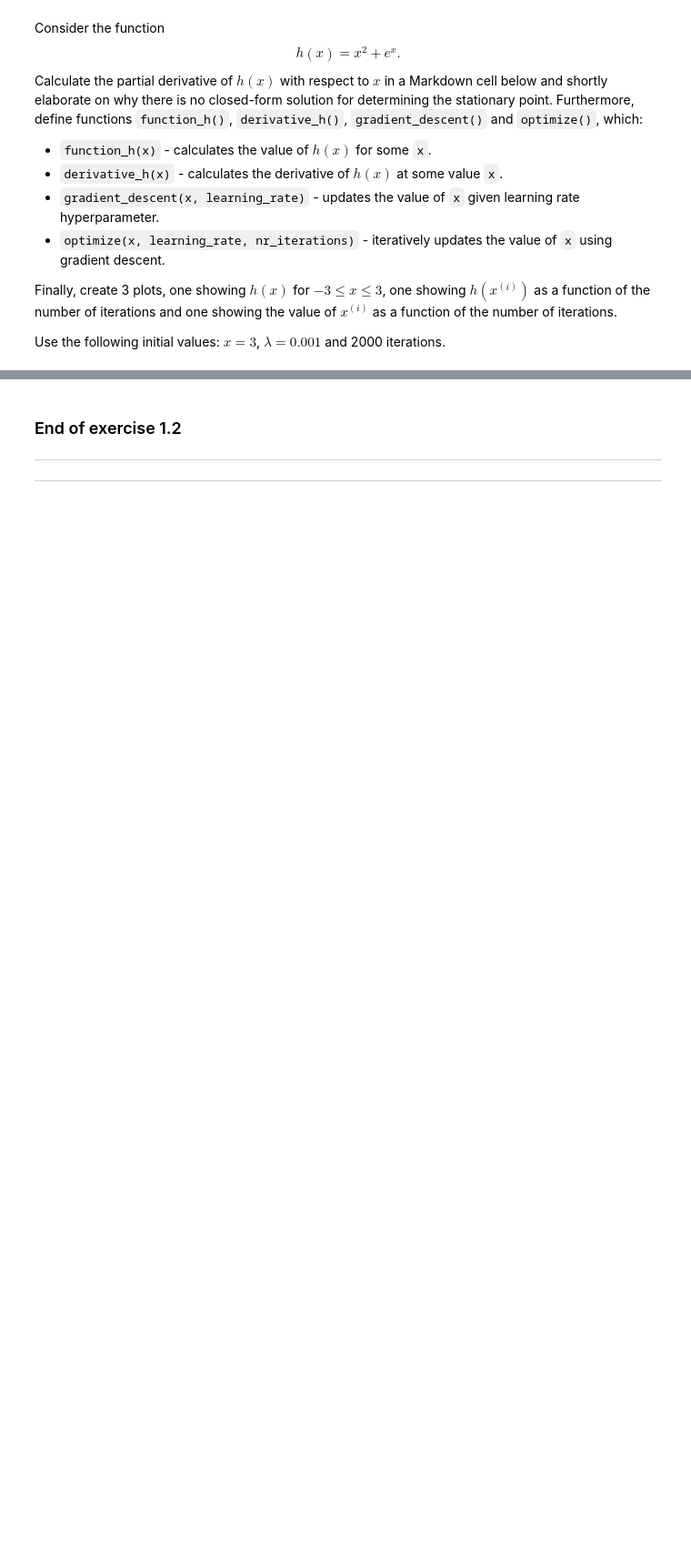
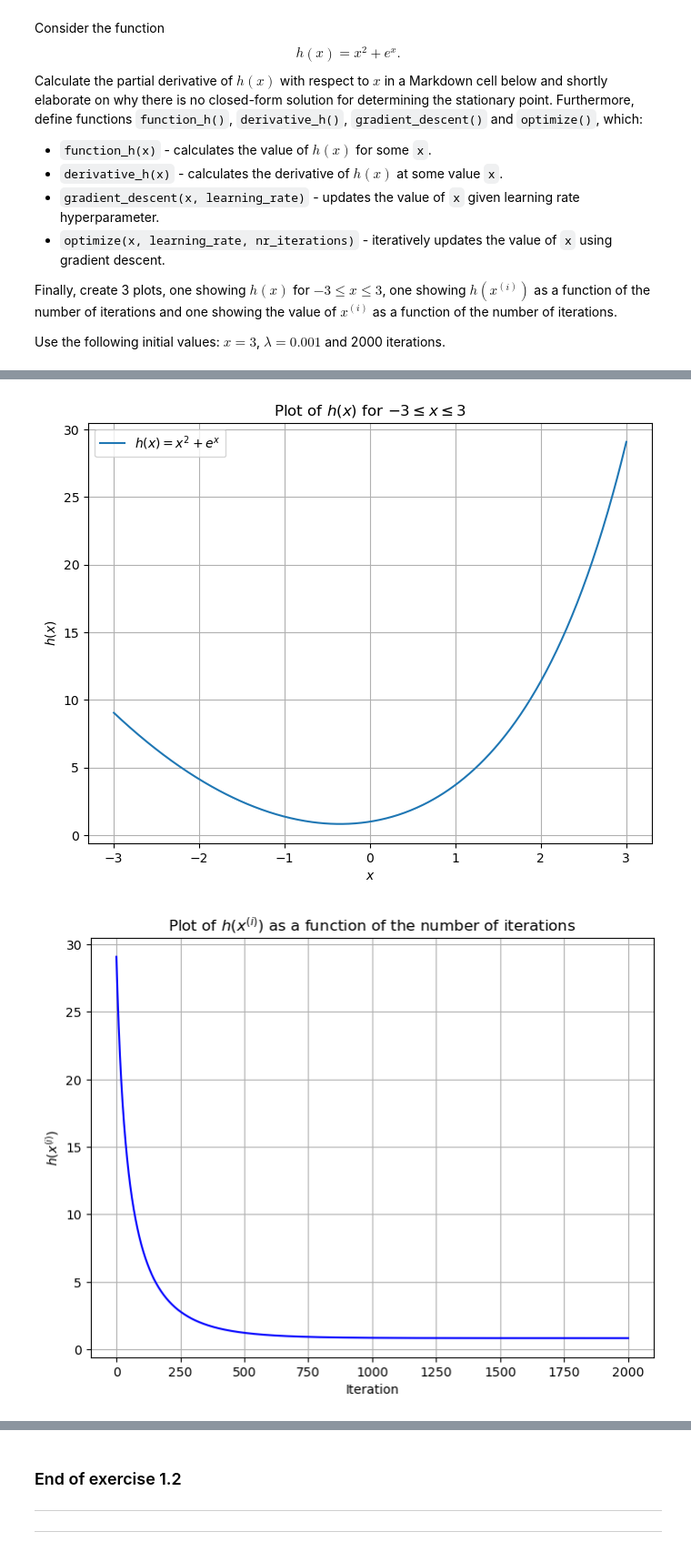
Before and after one commit to sadra-hub/5xsl0-machineLearning, a Jupyter notebook: assignment-1/assignment1-template.ipynb, the cells around one changed output, grey strips where cells are left out. Shown at 91% size. Drawn from its saved outputs; the diff is of its cells as text; code cells hidden in the pictures; blank space fills up the shorter version.

```diff
--- a/assignment-1/assignment1-template.ipynb
+++ b/assignment-1/assignment1-template.ipynb
@@ -187,0 +233,48 @@ Use the following initial values: $x=3$, $\lambda=0.001$ and 2000 iterations.
+# %%
+#// BEGIN_TODO [5XSL0_Assignment1_1_2c] Run algorithm and plot results
+
+
+# Parameters
+x_init = 3  # Initial x value
+learning_rate = 0.001  # Learning rate (lambda)
+nr_iterations = 2000  # Number of iterations
+
+# Optimize the function
+x_values, y_values = optimize(x_init, learning_rate, nr_iterations)
+
+# 1. Plot h(x) for -3 <= x <= 3
+x = np.linspace(-3, 3, 500)
+y = function_h(x)
+
+plt.figure(figsize=(8, 6))
+plt.plot(x, y, label=r"$h(x) = x^2 + e^x$")
+plt.title(r"Plot of $h(x)$ for $-3 \leq x \leq 3$")
+plt.xlabel("$x$")
+plt.ylabel("$h(x)$")
+plt.grid(True)
+plt.legend()
+plt.show()
+
+# 2. Plot h(x^(i)) as a function of the number of iterations
+plt.figure(figsize=(8, 6))
+plt.plot(range(nr_iterations + 1), y_values, color="blue")
+plt.title(r"Plot of $h(x^{(i)})$ as a function of the number of iterations")
+plt.xlabel("Iteration")
+plt.ylabel(r"$h(x^{(i)})$")
+plt.grid(True)
+plt.show()
+
+# 3. Plot x^(i) as a function of the number of iterations
+plt.figure(figsize=(8, 6))
+plt.plot(range(nr_iterations + 1), x_values, color="red")
+plt.title(r"Plot of $x^{(i)}$ as a function of the number of iterations")
+plt.xlabel("Iteration")
+plt.ylabel(r"$x^{(i)}$")
+plt.grid(True)
+plt.show()
+
+
+#// END_TODO [5XSL0_Assignment1_1_2c]
+# %% [output]
+[figure, added]
+[figure, added]
```
Also changed, not shown: parts of 6 cells of this notebook.
